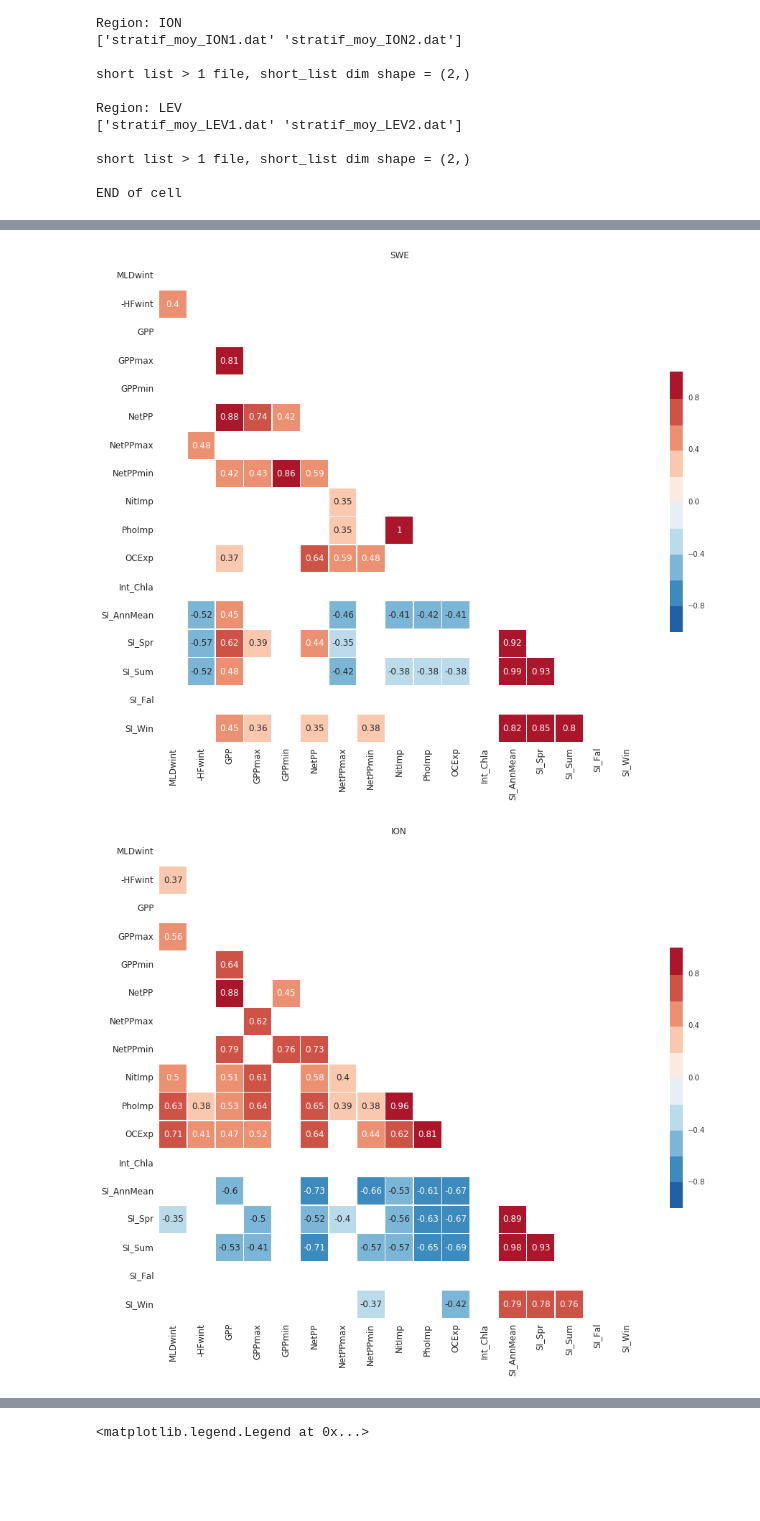
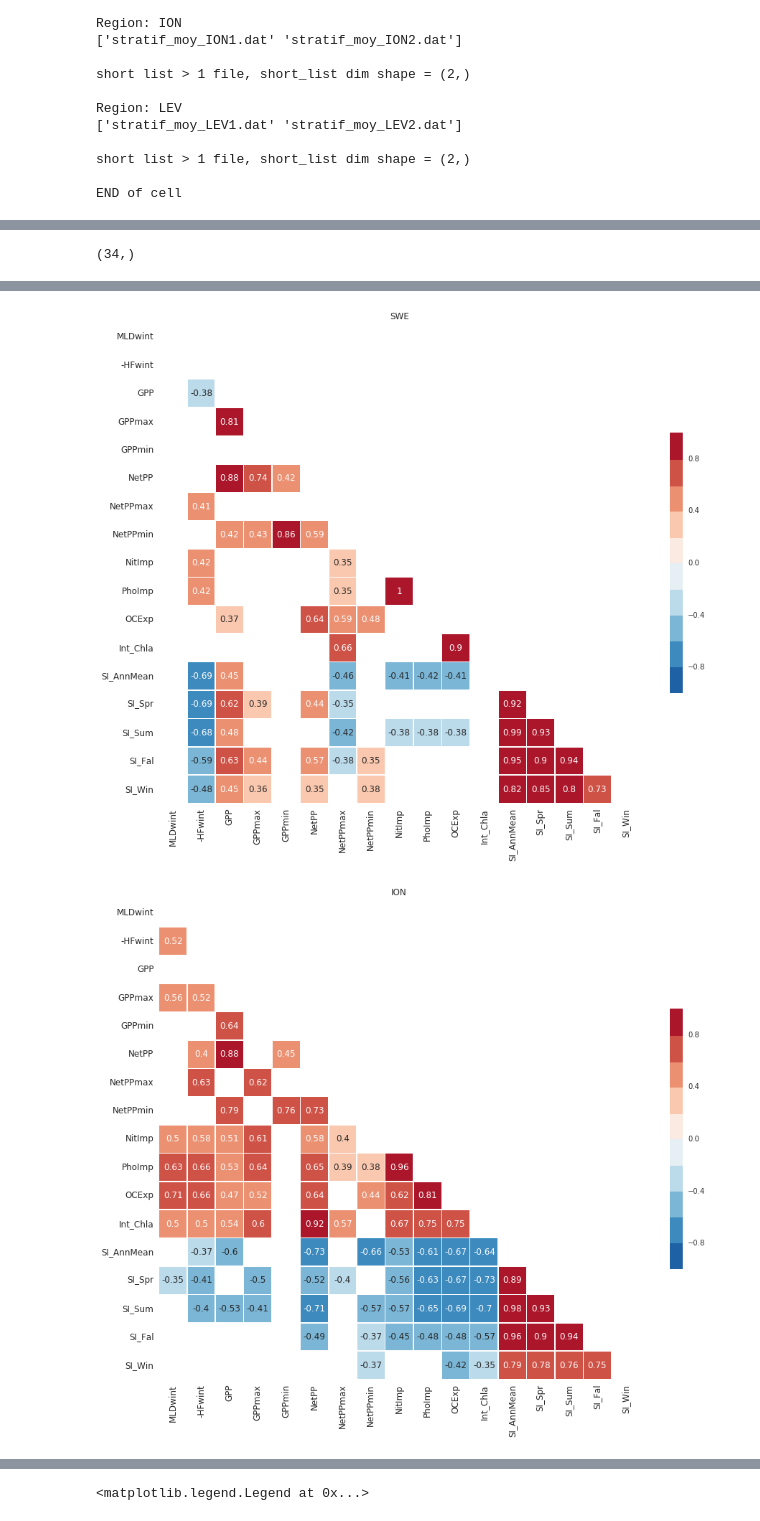
Before and after one commit to dosalex/MY_GIT_REPOS, a Jupyter notebook: CORRELATIONS_COMPUT.ipynb, the cells around one changed output, grey strips where cells are left out. Cells and saved outputs as stored; diff of their text form; code cells hidden in the pictures; blank space fills up the shorter version.

Commit message:
Corrected computations for SI_Fal and Int_Chla correlations, removing NaNs to allow proper computations ; cleaned some development parts

```diff
--- a/CORRELATIONS_COMPUT.ipynb
+++ b/CORRELATIONS_COMPUT.ipynb
@@ -671,5 +646,10 @@ Fall
+# %%
+np.isnan(SI_Fall_Mean_ION)
+np.shape(SI_Fall_Mean_ION)
+# %% [output]
+(34,)
 # %%
-# 26/06 Try SI Fall
+# 28/06 New Try SI Fall
 ### NEW LOOP over basins, removing non significant correlation values ###
 
 # 22/06 Try
@@ -697,12 +677,31 @@ for basin in region_list:
         for j in np.arange(0,len(column_names)):
             #print 'j =', j
             var2 = column_names[j]
+
             p_val = pearsonr(vars()['corr_df_mean_'+basin][var1],vars()['corr_df_mean_'+basin][var2])[1]
             curr_corr = pearsonr(vars()['corr_df_mean_'+basin][var1],vars()['corr_df_mean_'+basin][var2])[0]
 
+            # trying some processing on variables with NaNs
+            if (var1 == 'Int_Chla') | (var2 == 'Int_Chla') | (var1 == 'SI_Fal') | (var2 == 'SI_Fal'):
+                new_arr1 = vars()['corr_df_mean_'+basin][var1].dropna()
+                new_arr2 = vars()['corr_df_mean_'+basin][var2].dropna()
+                if len(new_arr1) > len(new_arr2):
+                    new_arr1 = new_arr1[0:len(new_arr2)]
+                else:
+                    new_arr2 = new_arr2[0:len(new_arr1)]
+
+                vars()['corr_mean_'+basin][var1][j] = pearsonr(new_arr1,new_arr2)[0]
+                vars()['corr_mean_'+basin][var2][i] = pearsonr(new_arr1,new_arr2)[0]
+
+                p_val = pearsonr(new_arr1,new_arr2)[1]
+                curr_corr = pearsonr(new_arr1,new_arr2)[0]
+
+            #p_val = pearsonr(vars()['corr_df_mean_'+basin][var1],vars()['corr_df_mean_'+basin][var2])[1]
+            #curr_corr = pearsonr(vars()['corr_df_mean_'+basin][var1],vars()['corr_df_mean_'+basin][var2])[0]
+
             #if pearsonr(vars()['corr_df_mean_'+basin][var1],vars()['corr_df_mean_'+basin][var2])[1]>0.05:
             if p_val > 0.05:
-                print 'corr betw:', basin+' '+var1, basin+' '+var2, '// corr:', curr_corr, '/ p_val:', p_val
+                #print 'corr betw:', basin+' '+var1, basin+' '+var2, '// corr:', curr_corr, '/ p_val:', p_val
                 vars()['corr_mean_'+basin][var1][j] = None
                 vars()['corr_mean_'+basin][var2][i] = None
 
@@ -727,6 +726,6 @@ for basin in region_list:
     plt.title(basin, fontsize=12)
     plt.xticks(fontsize=12)
     plt.yticks(fontsize=12)
-    #plt.savefig('/home/dosa/THESE/CR_reunions/JUNE_FIGS/CORRELATION_MATRICES/'+basin+'_Signif_CorrMat.png',bbox_inches='tight',format='png')
+    #plt.savefig('/home/dosa/THESE/CR_reunions/JUNE_FIGS/CORRELATION_MATRICES/'+basin+'_Signif_CorrMat_avecSIFAL.png',bbox_inches='tight',format='png')
 # %% [output]
 NWE
@@ -750,2 +736,2 @@ corr betw: LEV SI_Win LEV SI_Fal // corr: nan / p_val: 1.0
-[figure, old version]
+[figure, new version]
-[figure, old version]
+[figure, new version]
```
Also changed, not shown: parts of 22 cells of this notebook.
